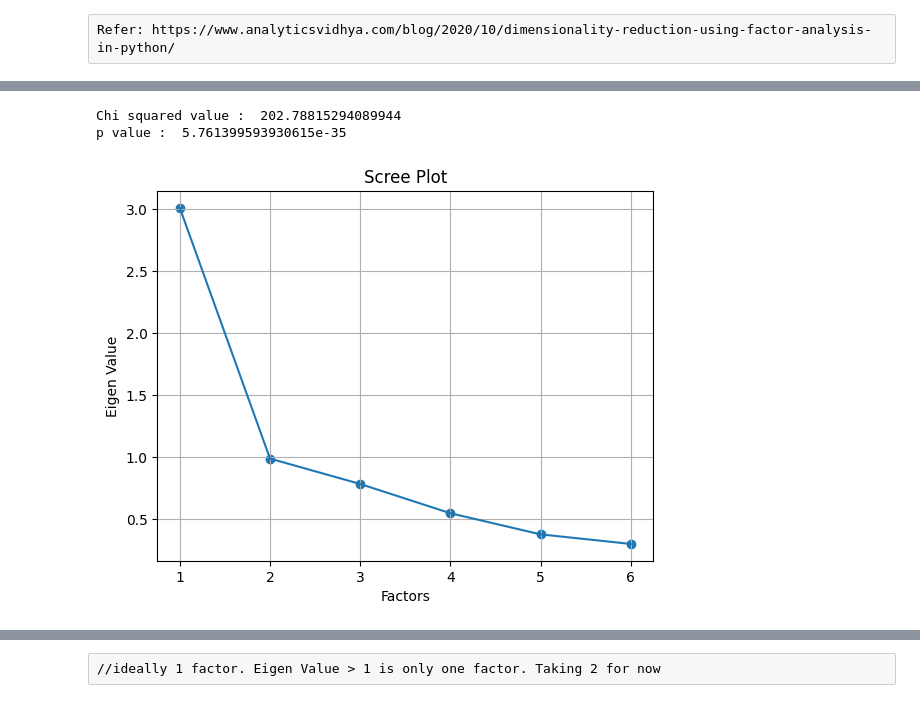
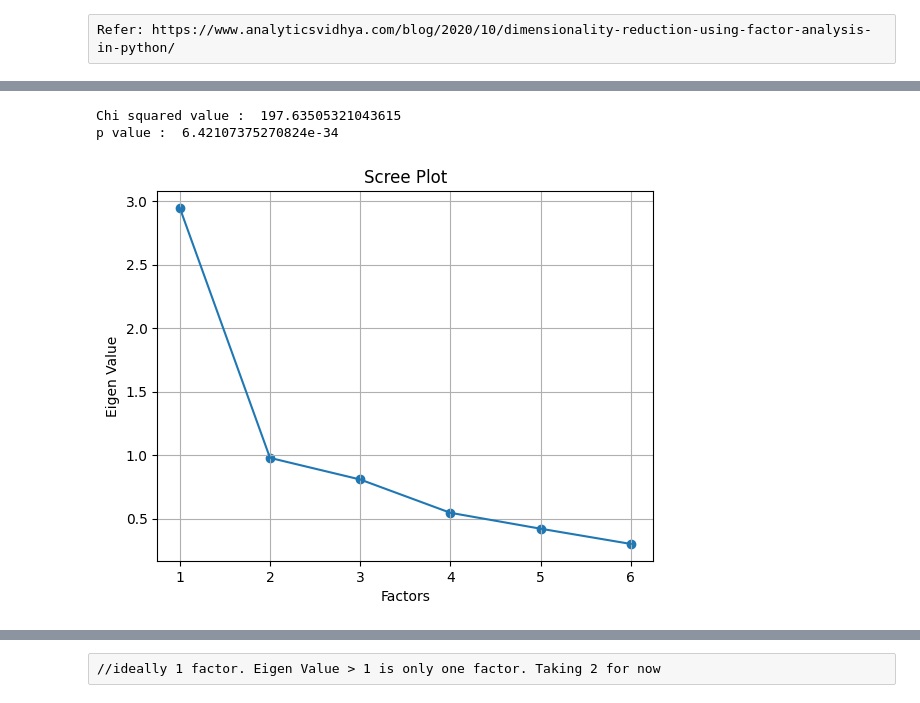
Before and after one commit to irfanthayyil/BRM_ITC_Data_Analysis, a Jupyter notebook: code/itc_analysis.ipynb, the cells around one changed output, grey strips where cells are left out. Cells and saved outputs as stored; diff of their text form; code cells hidden in the pictures.

Commit message:
New latest data, PCA and Regression

```diff
--- a/code/itc_analysis.ipynb
+++ b/code/itc_analysis.ipynb
@@ -15,0 +9,2 @@ len(df)
+# %%
+data = pd.read_excel('../data/survey.xlsx')
@@ -16,3 +50,7 @@ len(df)
+# %%
+df = data.iloc[:, 14:20]
+df.rename(columns = dict(zip(list(data[::].columns[14:20]), ['Nutritional value', 'Shelf-life', 'Price', 'Packaging design',
+       'Brand trust', 'Convenience'])) , inplace = True)
 # %%
 df.head()
 # %% [output]
@@ -33,6 +91,6 @@ mapping = {
 }
 
 # Apply the mapping to the dataframe
-df_encoded = df.replace(mapping)
-df_encoded.head()
+factors = df.replace(mapping)
+factors.head()
 # %% [output]
@@ -83,21 +142,21 @@ array([0.73993418, 0.7859535 , 0.7486832 , 0.71660655, 0.77573802,
 # %%
 from factor_analyzer.factor_analyzer import calculate_bartlett_sphericity
-chi2,p = calculate_bartlett_sphericity(df_encoded)
+chi2,p = calculate_bartlett_sphericity(factors)
 print("Chi squared value : ",chi2)
 print("p value : ",p)
 # %% [output]
-Chi squared value :  202.78815294089944
-p value :  5.761399593930615e-35
+Chi squared value :  197.63505321043615
+p value :  6.42107375270824e-34
 # %%
 from factor_analyzer import FactorAnalyzer
-fa = FactorAnalyzer(rotation = None,impute = "drop",n_factors=df_encoded.shape[1])
-fa.fit(df_encoded)
+fa = FactorAnalyzer(rotation = None,method='principal',impute = "drop",n_factors=factors.shape[1])
+fa.fit(factors)
 ev,_ = fa.get_eigenvalues()
-plt.scatter(range(1,df_encoded.shape[1]+1),ev)
-plt.plot(range(1,df_encoded.shape[1]+1),ev)
+plt.scatter(range(1,factors.shape[1]+1),ev)
+plt.plot(range(1,factors.shape[1]+1),ev)
 plt.title('Scree Plot')
 plt.xlabel('Factors')
 plt.ylabel('Eigen Value')
 plt.grid()
 # %% [output]
-[figure, old version]
+[figure, new version]
```
Also changed, not shown: parts of 38 cells of this notebook, 2 other files.
